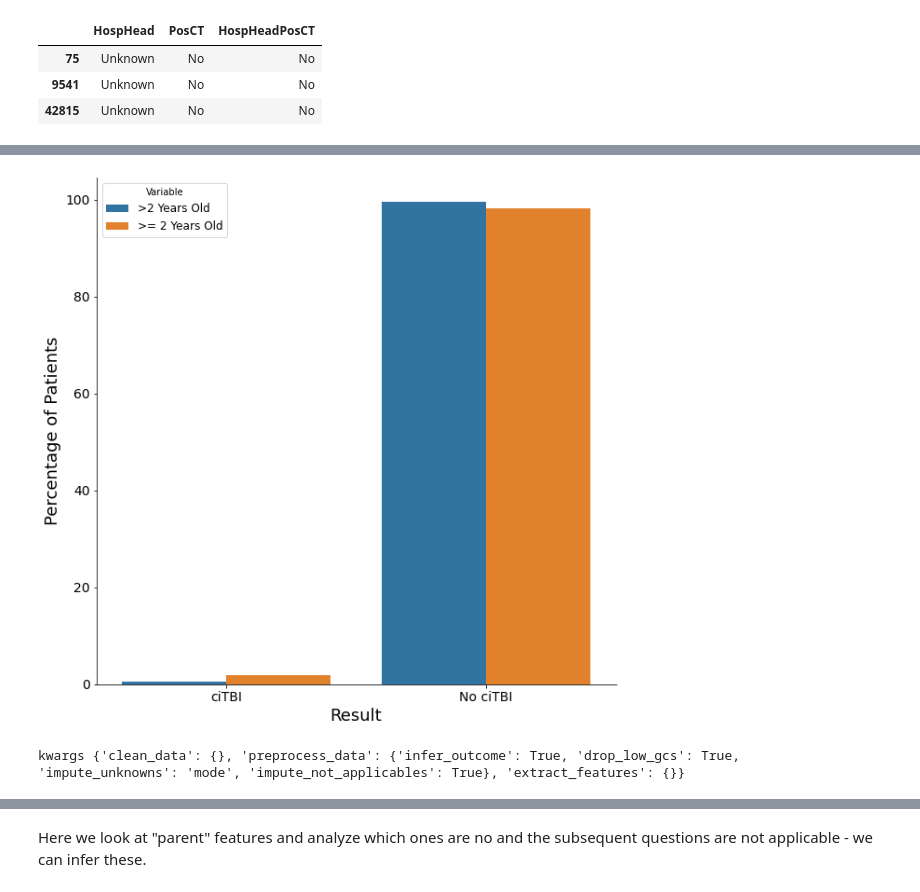
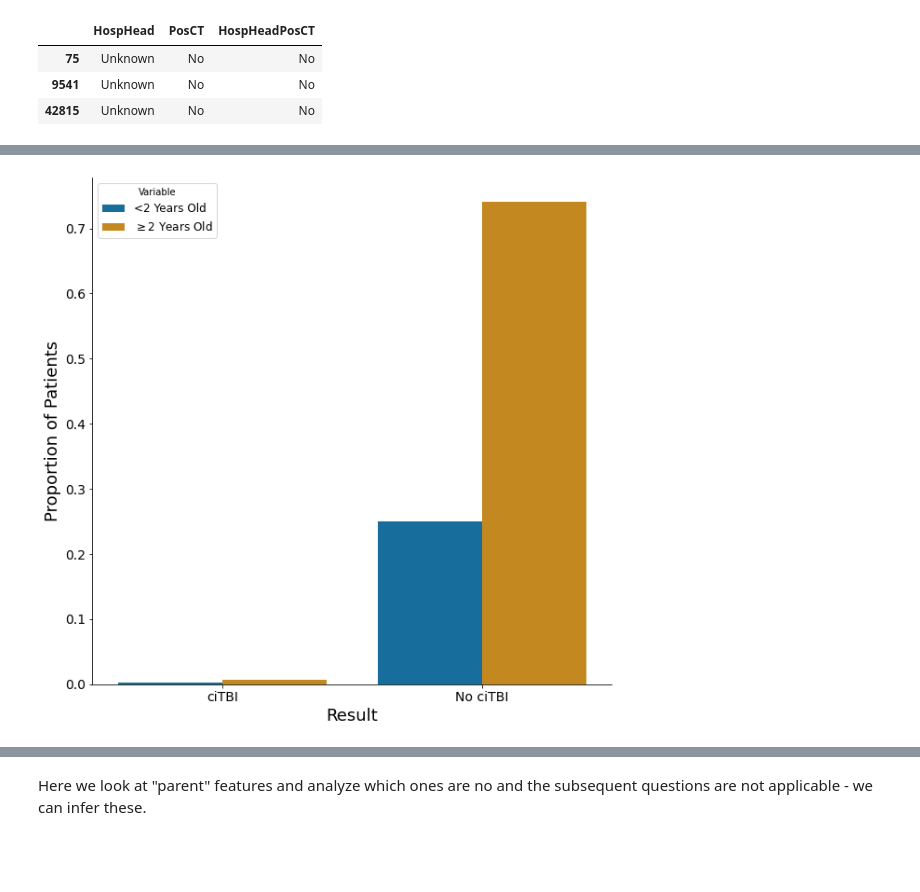
Before and after one commit to Yu-Group/clinical-rule-vetting, a Jupyter notebook: rulevetting/projects/tbi_pecarn/notebooks/00_eda.ipynb, the cells around one changed output, grey strips where cells are left out. Cells and saved outputs as stored; diff of their text form; code cells hidden in the pictures; blank space fills up the shorter version.

```diff
--- a/rulevetting/projects/tbi_pecarn/notebooks/00_eda.ipynb
+++ b/rulevetting/projects/tbi_pecarn/notebooks/00_eda.ipynb
@@ -85,8 +84,8 @@ print(len(df_test))
 8486
 8486
 # %%
-# loading in the data - edit below path
-data_path = '/Users/marko/rule-vetting/data'
+# Load cleaned data
+data_path = "../../../../data/"
 df = Dataset().clean_data(data_path = data_path)
 # %% [output]
 Reading the raw CSVs... ['TBI PUD 10-08-2013.csv', 'TBI PUD Imaging.csv', 'TBI PUD Neuro.csv']
@@ -138,0 +158,5 @@ To decide if there are entire columns we would want to remove, it may prove luxu
+# %%
+df_orig = df.copy()
+df = df.loc[df['GCSTotal'] >= 14, :]
+print(len(df_orig))
+print(len(df))
@@ -174,20 +215,19 @@ Here I would like to examine the distribution of outcome for those greater than
 # %%
 df2 = df.copy()
-old_citbi = 100 * len(df2[(df2['AgeTwoPlus'] == 2) & (df2['PosIntFinal'] == 'Yes')]) / len(df2[df2['AgeTwoPlus'] == 2])
-old_no_citbi = 100 - old_citbi
-young_citbi = 100 * len(df2[(df2['AgeTwoPlus'] == 1) & (df2['PosIntFinal'] == 'Yes')]) / len(df2[df2['AgeTwoPlus'] == 2])
-young_no_citbi = 100 - young_citbi
-age = pd.DataFrame(data={'Result': ['ciTBI', 'No ciTBI'], '>2 Years Old': [young_citbi, young_no_citbi], '>= 2 Years Old': [old_citbi, old_no_citbi]})
+old_citbi = len(df2[(df2['AgeTwoPlus'] == 2) & (df2['PosIntFinal'] == 'Yes')])
+old_no_citbi = len(df2[df2['AgeTwoPlus'] == 2]) - old_citbi
+young_citbi = len(df2[(df2['AgeTwoPlus'] == 1) & (df2['PosIntFinal'] == 'Yes')])
+young_no_citbi = len(df2[df2['AgeTwoPlus'] == 1]) - young_citbi
+total_ct = len(df2[df2['AgeTwoPlus'] == 2]) + len(df2[df2['AgeTwoPlus'] == 1])
+age = pd.DataFrame(data={'Result': ['ciTBI', 'No ciTBI'],
+                         '<2 Years Old': [young_citbi / total_ct, young_no_citbi / total_ct],
+                         r'$\geq$' +  '2 Years Old': [old_citbi / total_ct, old_no_citbi / total_ct]})
+
 fig, ax1 = plt.subplots(figsize=(10, 10))
 tidy = age.melt(id_vars='Result').rename(columns=str.title)
-sns.barplot(x='Result', y='Value', hue='Variable', data=tidy, ax=ax1)
-plt.ylabel('Percentage of Patients')
+sns.barplot(x='Result', y='Value', hue='Variable', data=tidy, ax=ax1, palette="colorblind")
+plt.ylabel('Proportion of Patients')
 sns.despine(fig)
 plt.savefig("figs/" + f"age_comparison.png", dpi=350)
 # %% [output]
-[figure, old version]
+[figure, new version]
-# %%
-# looking at the simple dataset
-df_train, df_tune, df_test = Dataset().get_data()
-# %% [output]
-kwargs {'clean_data': {}, 'preprocess_data': {'infer_outcome': True, 'drop_low_gcs': True, 'impute_unknowns': 'mode', 'impute_not_applicables': True}, 'extract_features': {}}
```
Also changed, not shown: parts of 61 cells of this notebook, 1 other file.
